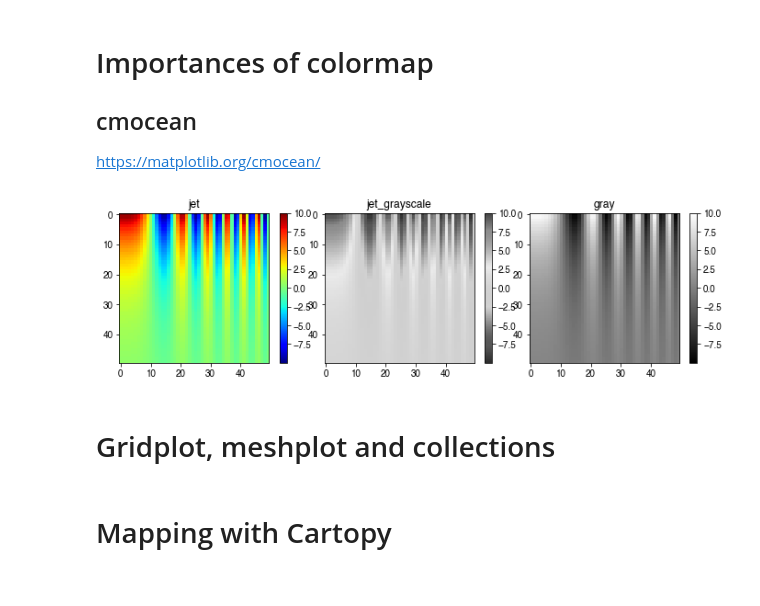
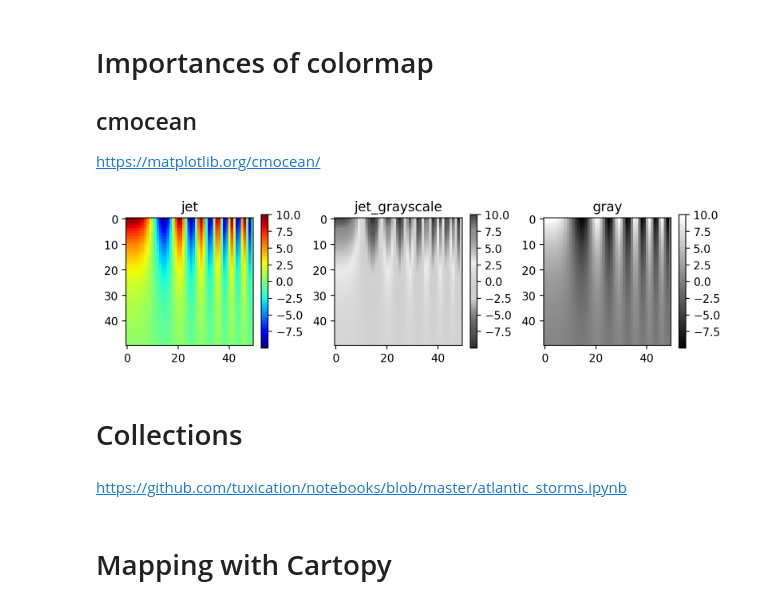
Before and after one commit to milancurcic/lunch-bytes, a Jupyter notebook: Fall_2018/LB21/matplotlib_overview.ipynb, the cells around one changed output. Saved outputs shown, nothing was run; the diff lists cells and outputs as text; code cells hidden in the pictures.

Commit message:
final version of the notebook

```diff
--- a/Fall_2018/LB21/matplotlib_overview.ipynb
+++ b/Fall_2018/LB21/matplotlib_overview.ipynb
@@ -117,0 +192,37 @@ ax.legend(['Data ($\mu=%d, \sigma = %d$)' % (mu, sigma)])
+# %%
+contour = False # plot using contour or pcolormesh
+
+# GoM boundaries
+lon = [-98, -79]
+lat = [18, 32]
+elon, elat, ez = bathymetry_etopo(lon, lat) # define in the cell above
+
+# figure parameters
+ratio = (lat[1] - lat[0]) / (lon[1] - lon[0])
+height = 4
+width = height * ratio
+
+fig, ax = plt.subplots(nrows=1, ncols=1, figsize=(height, width), dpi=300)
+
+if contour:
+    # filled contour of the depth of the GoM
+    depth_c = ax.contourf(elon, elat, ez, np.arange(-7000, 100, 100), cmap=cmocean.cm.deep_r)
+
+    # plot land in grey, thanks Milan for this trick
+    eland = np.copy(ez)
+    eland[eland > 0] = 30 # percent of black
+    ax.contourf(elon, elat, eland, np.arange(0, 101, 1), cmap=cm.binary)
+
+else:
+    # pcolormesh: - values are at the center of the cell
+    #             - supports NaN (transparent)
+    depth_c = ax.pcolormesh(elon, elat, ez[:-1, :-1], cmap=cmocean.cm.deep_r)
+
+# contour plot 3000m and coastlines
+ax.contour(elon, elat, ez, [-3000], colors='white', linewidths=0.2)
+ax.contour(elon, elat, ez, [0], colors='black', linewidths=0.2)
+
+ax.set_title('Bathymetry of the Gulf of Mexico')
+format_axis(ax, 5, 5) # axis cleanup using function define 2 cells above
+cb = plt.colorbar(depth_c)
+cb.set_label('Depth [m]', size=10, labelpad=5)
@@ -193,20 +308,23 @@ def grayify_cmap(cmap):
 # %%
 x = np.linspace(0, 6)
 y = np.linspace(0, 3)[:, np.newaxis]
 z = 10 * np.cos(x ** 2) * np.exp(-y)
 
 cmaps = [plt.cm.jet, grayify_cmap('jet'), plt.cm.gray]
-fig, axes = plt.subplots(1, 3, figsize=(12, 3))
+fig, axes = plt.subplots(1, 3, figsize=(8, 3), dpi=200)
 fig.subplots_adjust(wspace=0)
 
 for cmap, ax in zip(cmaps, axes):
     im = ax.imshow(z, cmap=cmap)
     ax.set_title(cmap.name)
-    fig.colorbar(im, ax=ax)
+    fig.colorbar(im, ax=ax, shrink=0.62)
+fig.tight_layout()
 # %% [output]
-[figure, old version]
+[figure, new version]
-# %% [markdown]
-# Gridplot, meshplot and collections
+# %% [markdown]
+# Collections
+# %% [markdown]
+https://github.com/tuxication/notebooks/blob/master/atlantic_storms.ipynb
 # %% [markdown]
 # Mapping with Cartopy
 # %% [markdown]
```
Also changed, not shown: parts of 38 cells of this notebook, 1 other file.
